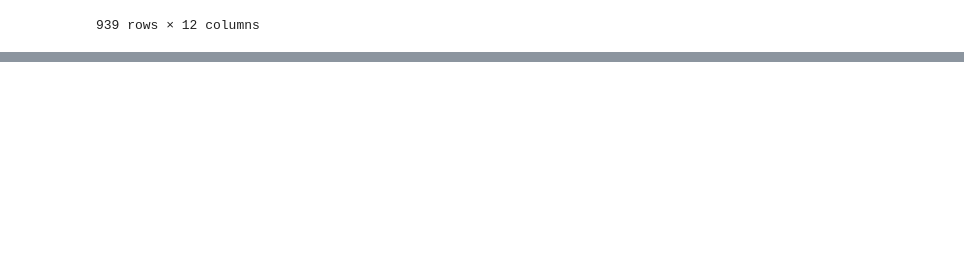
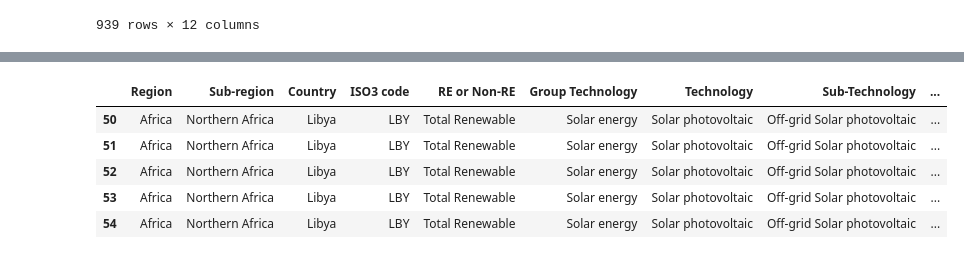
Before and after one commit to MIT-Emerging-Talent/ET6-CDSP-group-08-repo, a Jupyter notebook: 3_data_exploration/IRENA_ONG_explore.ipynb, the cells around one changed output, grey strips where cells are left out. Cells and saved outputs as stored; diff of their text form; code cells hidden in the pictures; blank space fills up the shorter version.

```diff
--- a/3_data_exploration/IRENA_ONG_explore.ipynb
+++ b/3_data_exploration/IRENA_ONG_explore.ipynb
@@ -320,0 +324,15 @@ plt.show()
+# %%
+# 14. SOLAR ENERGY DATAFRAME
+solar_df = df[
+    df["RE or Non-RE"].str.contains("Total Renewable", case=False, na=False)
+    & df["Group Technology"].str.contains("Solar energy", case=False, na=False)
+].copy()
+
+solar_df.head()
+# %% [output]
+|  | Region | Sub-region | Country | ISO3 code | RE or Non-RE | Group Technology | Technology | Sub-Technology | ... |
+| 50 | Africa | Northern Africa | Libya | LBY | Total Renewable | Solar energy | Solar photovoltaic | Off-grid Solar photovoltaic | ... |
+| 51 | Africa | Northern Africa | Libya | LBY | Total Renewable | Solar energy | Solar photovoltaic | Off-grid Solar photovoltaic | ... |
+| 52 | Africa | Northern Africa | Libya | LBY | Total Renewable | Solar energy | Solar photovoltaic | Off-grid Solar photovoltaic | ... |
+| 53 | Africa | Northern Africa | Libya | LBY | Total Renewable | Solar energy | Solar photovoltaic | Off-grid Solar photovoltaic | ... |
+| 54 | Africa | Northern Africa | Libya | LBY | Total Renewable | Solar energy | Solar photovoltaic | Off-grid Solar photovoltaic | ... |
```
Also changed, not shown: parts of 15 cells of this notebook, 1 other file.
